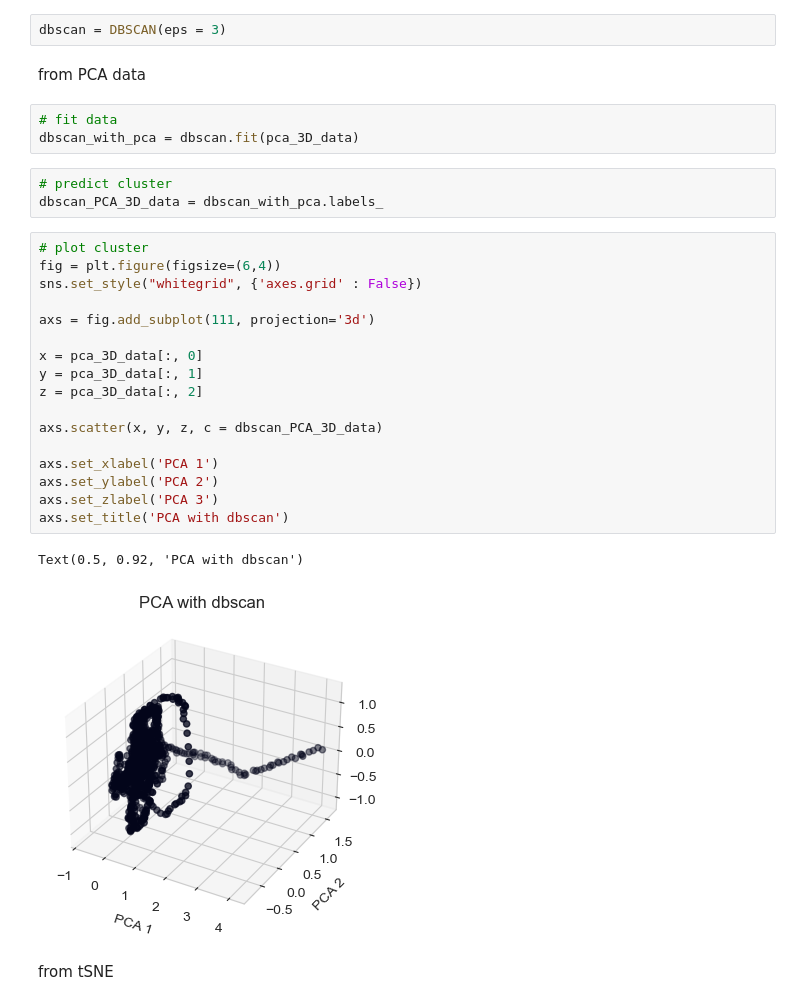
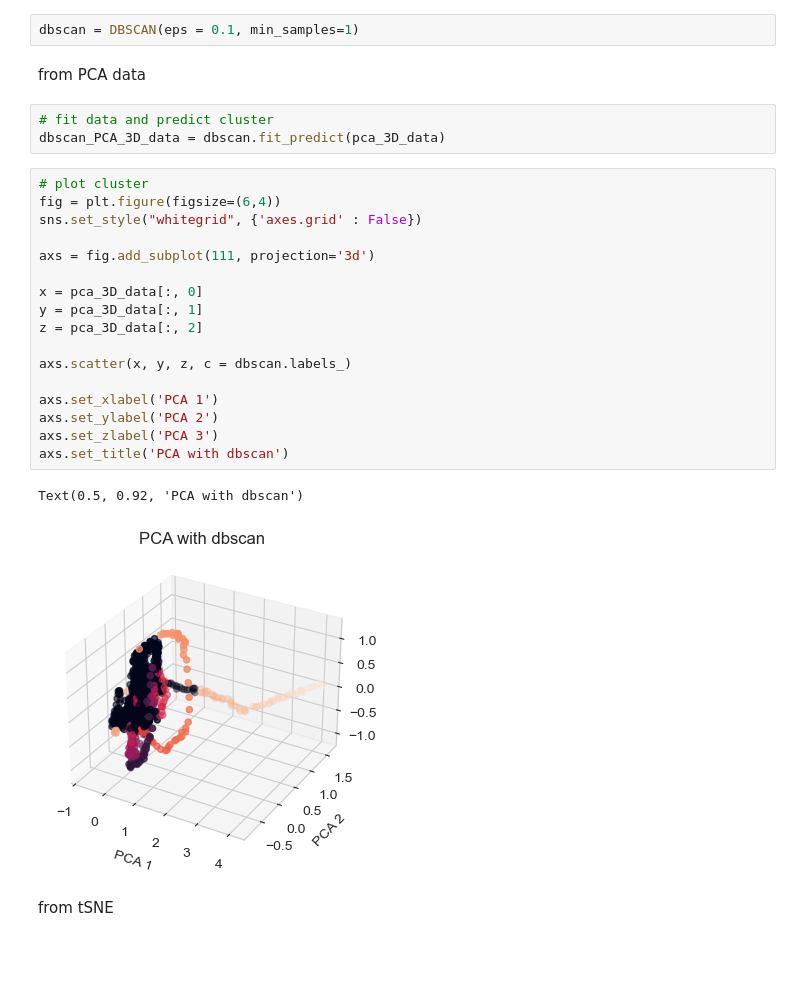
Before and after one commit to anabenitoterreros/TEPaat, a Jupyter notebook: notebooks/3.0-aat-Clustering.ipynb, the cells around one changed output. Cells and saved outputs as stored; diff of their text form; blank space fills up the shorter version.

Commit message:
adds clustering results with 3D PCA inputs

```diff
--- a/notebooks/3.0-aat-Clustering.ipynb
+++ b/notebooks/3.0-aat-Clustering.ipynb
@@ -298,35 +381,32 @@ Text(0.5, 0.92, 'Spectral Embedding')
 # %% [markdown]
 ## 3.2 DBSCAN
 # %%
-dbscan = DBSCAN(eps = 3)
+dbscan = DBSCAN(eps = 0.1, min_samples=1)
 # %% [markdown]
 from PCA data
 # %%
-# fit data
-dbscan_with_pca = dbscan.fit(pca_3D_data)
+# fit data and predict cluster
+dbscan_PCA_3D_data = dbscan.fit_predict(pca_3D_data)
-# %%
-# predict cluster
-dbscan_PCA_3D_data = dbscan_with_pca.labels_
 # %%
 # plot cluster
 fig = plt.figure(figsize=(6,4))
 sns.set_style("whitegrid", {'axes.grid' : False})
 
 axs = fig.add_subplot(111, projection='3d')
 
 x = pca_3D_data[:, 0]
 y = pca_3D_data[:, 1]
 z = pca_3D_data[:, 2]
 
-axs.scatter(x, y, z, c = dbscan_PCA_3D_data)
+axs.scatter(x, y, z, c = dbscan.labels_)
 
 axs.set_xlabel('PCA 1')
 axs.set_ylabel('PCA 2')
 axs.set_zlabel('PCA 3')
 axs.set_title('PCA with dbscan')
 # %% [output]
 Text(0.5, 0.92, 'PCA with dbscan')
-[figure, old version]
+[figure, new version]
 # %% [markdown]
 from tSNE
 # %%
```
Also changed, not shown: parts of 1 cell of this notebook, 9 other files.
